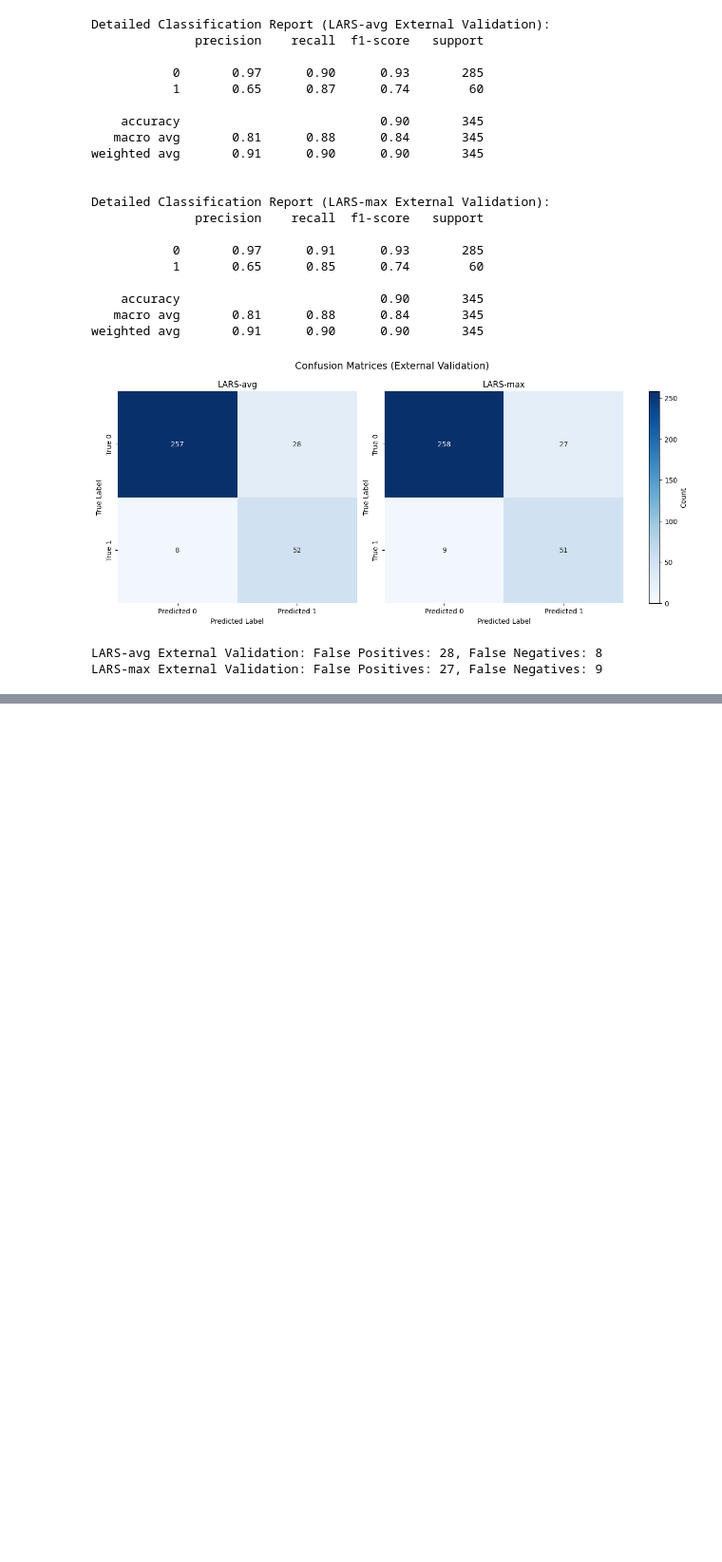
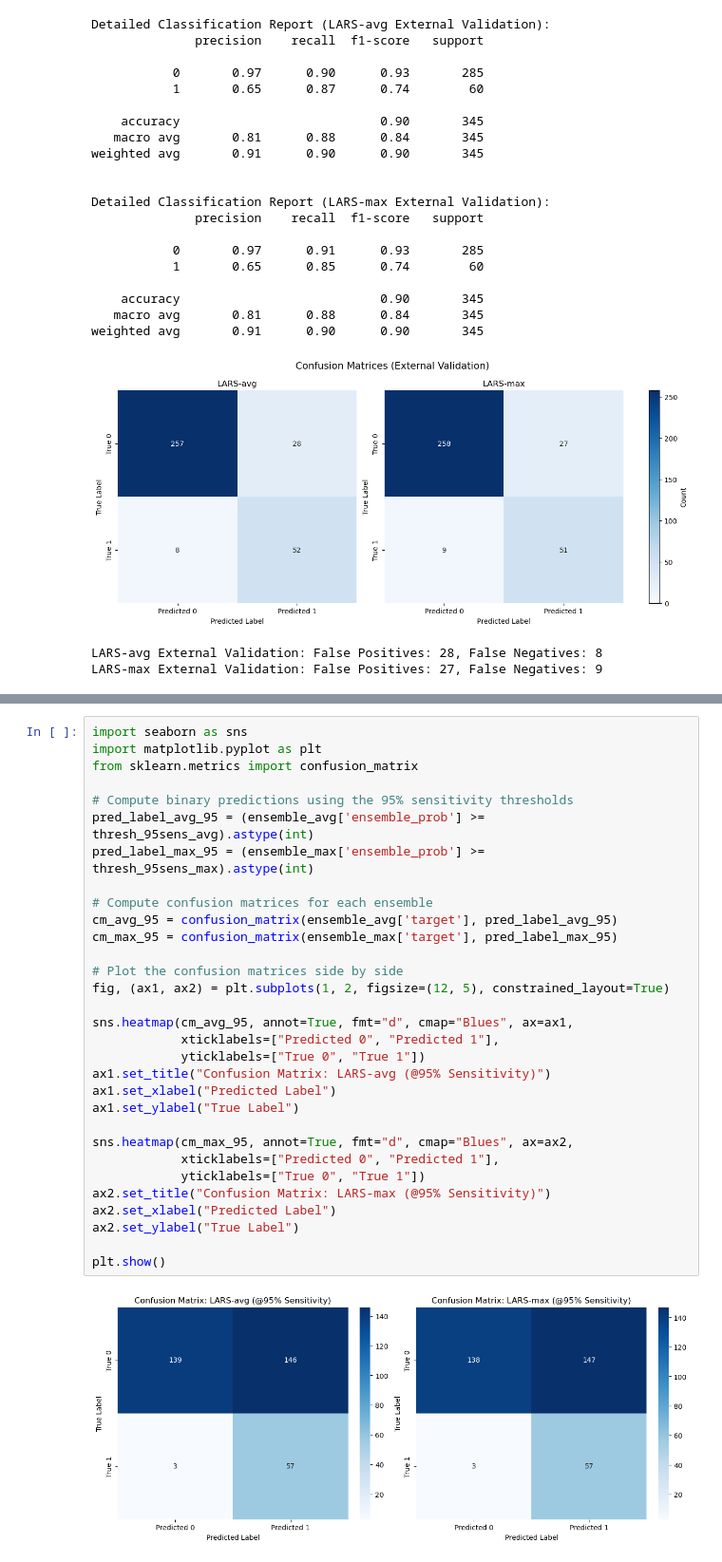
Before and after one commit to Alichnikof/Deauville_DeepLearning, a Jupyter notebook: prediction/external/eval.ipynb, the cells around one changed output, grey strips where cells are left out. Shown: that part at 95% size. Drawn from its saved outputs; the diff is of its cells as text; blank space fills up the shorter version.

```diff
--- a/prediction/external/eval.ipynb
+++ b/prediction/external/eval.ipynb
@@ -660,0 +773,33 @@ print(f"[LARS-max] Specificity: {spec_median_max:.3f} 95%CI [{spec_low_max:.3f}-
+# %%
+import seaborn as sns
+import matplotlib.pyplot as plt
+from sklearn.metrics import confusion_matrix
+
+# Compute binary predictions using the 95% sensitivity thresholds
+pred_label_avg_95 = (ensemble_avg['ensemble_prob'] >= thresh_95sens_avg).astype(int)
+pred_label_max_95 = (ensemble_max['ensemble_prob'] >= thresh_95sens_max).astype(int)
+
+# Compute confusion matrices for each ensemble
+cm_avg_95 = confusion_matrix(ensemble_avg['target'], pred_label_avg_95)
+cm_max_95 = confusion_matrix(ensemble_max['target'], pred_label_max_95)
+
+# Plot the confusion matrices side by side
+fig, (ax1, ax2) = plt.subplots(1, 2, figsize=(12, 5), constrained_layout=True)
+
+sns.heatmap(cm_avg_95, annot=True, fmt="d", cmap="Blues", ax=ax1,
+            xticklabels=["Predicted 0", "Predicted 1"],
+            yticklabels=["True 0", "True 1"])
+ax1.set_title("Confusion Matrix: LARS-avg (@95% Sensitivity)")
+ax1.set_xlabel("Predicted Label")
+ax1.set_ylabel("True Label")
+
+sns.heatmap(cm_max_95, annot=True, fmt="d", cmap="Blues", ax=ax2,
+            xticklabels=["Predicted 0", "Predicted 1"],
+            yticklabels=["True 0", "True 1"])
+ax2.set_title("Confusion Matrix: LARS-max (@95% Sensitivity)")
+ax2.set_xlabel("Predicted Label")
+ax2.set_ylabel("True Label")
+
+plt.show()
+# %% [output]
+[figure, added]
```
Also changed, not shown: parts of 11 cells of this notebook, 14 other files.
